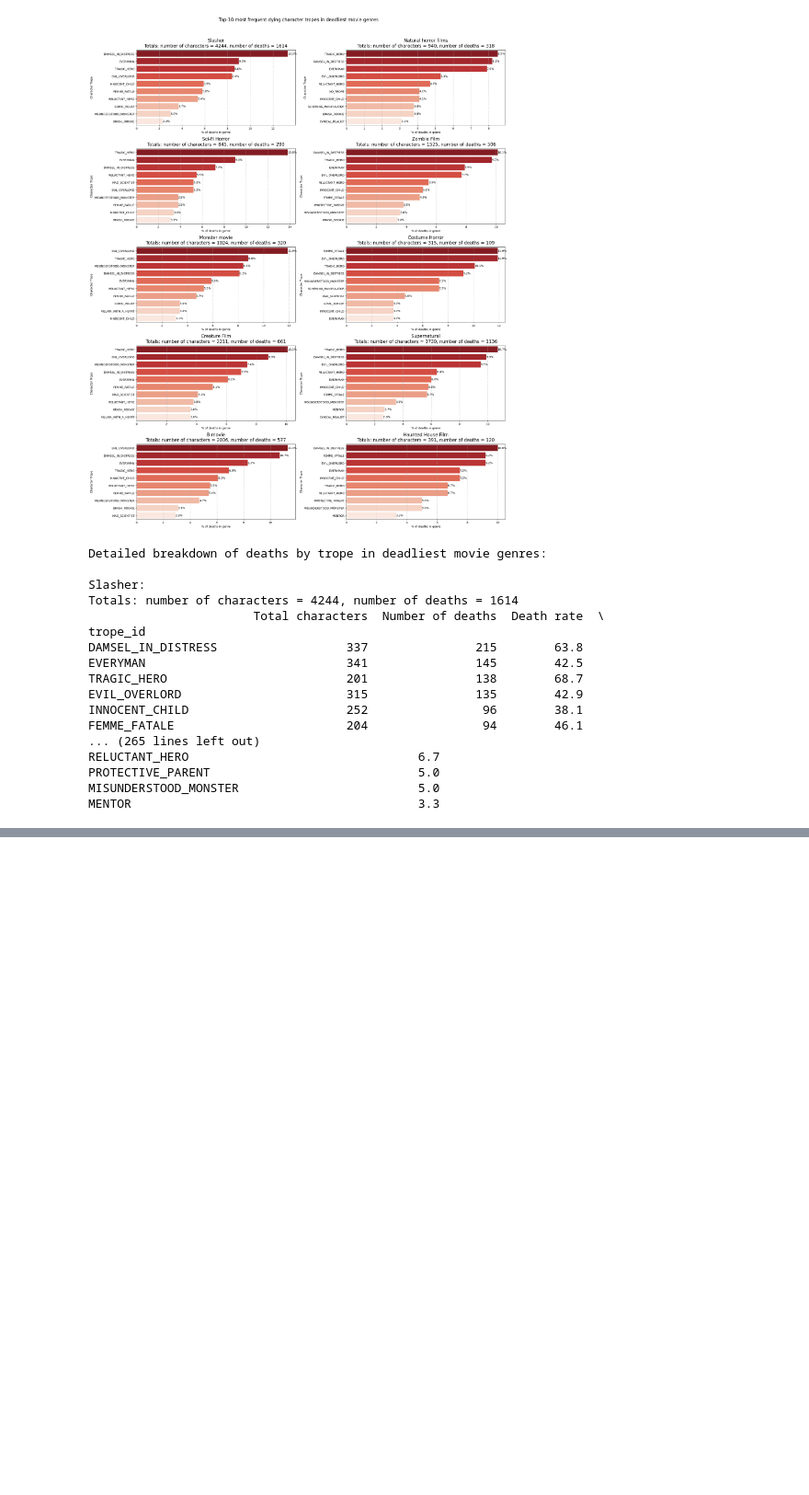
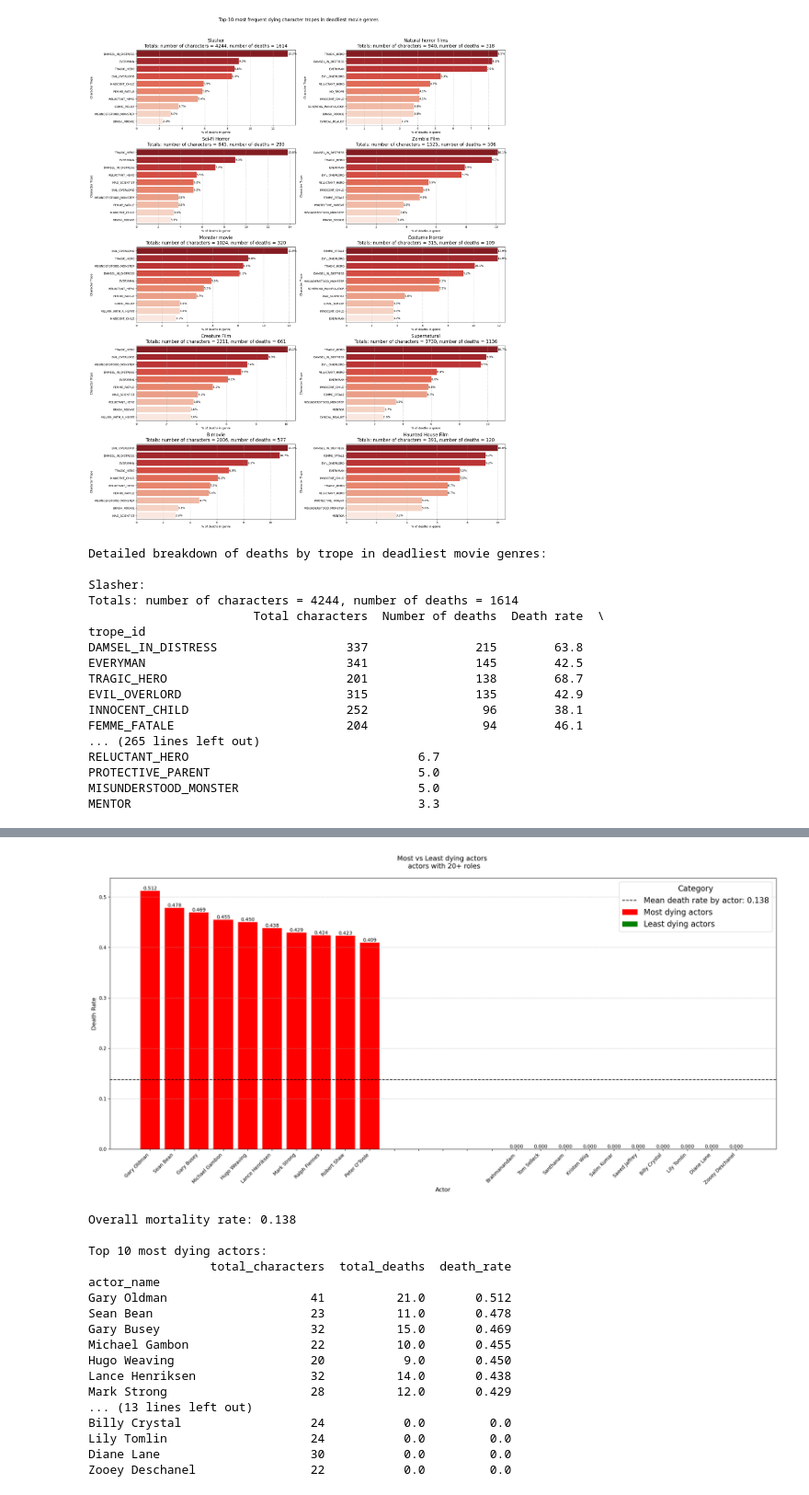
Before and after one commit to epfl-ada/ada-2024-project-nhsvd, a Jupyter notebook: notebooks/death_rate_analysis.ipynb, the cells around one changed output, grey strips where cells are left out. Shown at 92% size. Drawn from its saved outputs; the diff is of its cells as text; code cells hidden in the pictures; blank space fills up the shorter version.

Commit message:
added analysis of actors' death rates

```diff
--- a/notebooks/death_rate_analysis.ipynb
+++ b/notebooks/death_rate_analysis.ipynb
@@ -367,0 +371,4 @@ MENTOR                                        3.3
+# %%
+df_actors = df_characters.dropna(subset=['actor_name'])
+
+df_actors.head()
@@ -367,0 +382,69 @@ MENTOR                                        3.3
+# %%
+mortality_by_actor = df_actors.groupby('actor_name').agg({
+    'died': ['count', 'sum', 'mean']
+}).round(3)
+mortality_by_actor.columns = ['total_characters', 'total_deaths', 'death_rate']
+
+roles_threshold = 20
+significant_actor_mortality = mortality_by_actor[mortality_by_actor['total_characters'] >= roles_threshold]
+significant_actor_mortality = significant_actor_mortality.sort_values('death_rate', ascending=False)
+
+shown_number = 10
+top_ = significant_actor_mortality.head(shown_number).reset_index()
+bottom_ = significant_actor_mortality.tail(shown_number).reset_index()
+
+plt.figure(figsize=(20, 10))
+
+positions = np.concatenate([
+    np.arange(shown_number),
+    np.arange(shown_number + 5, 2 * shown_number + 5)
+])
+plt.bar(positions[:shown_number], top_['death_rate'], color='red', label='Most dying actors')
+plt.bar(positions[shown_number:], bottom_['death_rate'], color='green', label='Least dying actors')
+
+plt.title(f'Most vs Least dying actors \n actors with {roles_threshold}+ roles',
+          pad=20, fontsize=14)
+plt.xlabel('Actor', fontsize=12)
+plt.ylabel('Death Rate', fontsize=12)
+
+mean_death_rate = significant_actor_mortality['death_rate'].mean()
+plt.axhline(y=mean_death_rate, color='black', linestyle='--',
+            label=f'Mean death rate by actor: {mean_death_rate:.3f}')
+
+all_labels = list(top_['actor_name']) + [''] * 5 + list(bottom_['actor_name'])
+plt.xticks(np.arange(len(all_labels)), all_labels, rotation=45, ha='right')
+
+for i, v in enumerate(top_['death_rate']):
+    plt.text(positions[i], v, f'{v:.3f}', ha='center', va='bottom')
+for i, v in enumerate(bottom_['death_rate']):
+    plt.text(positions[i + shown_number], v, f'{v:.3f}', ha='center', va='bottom')
+
+plt.grid(axis='y', linestyle='--', alpha=0.7)
+plt.legend(title='Category', fontsize=16, title_fontsize=16)
+plt.tight_layout()
+plt.show()
+
+print(f'\nOverall mortality rate: {mean_death_rate:.3f}')
+print(f'\nTop {shown_number} most dying actors:')
+print(significant_actor_mortality.head(shown_number).to_string())
+print(f'\nTop {shown_number} least dying actors:')
+print(significant_actor_mortality.tail(shown_number).to_string())
+# %% [output]
+[figure, added]
+Overall mortality rate: 0.138
+
+Top 10 most dying actors:
+                 total_characters  total_deaths  death_rate
+actor_name
+Gary Oldman                    41          21.0       0.512
+Sean Bean                      23          11.0       0.478
+Gary Busey                     32          15.0       0.469
+Michael Gambon                 22          10.0       0.455
+Hugo Weaving                   20           9.0       0.450
+Lance Henriksen                32          14.0       0.438
+Mark Strong                    28          12.0       0.429
+... (13 lines left out)
+Billy Crystal                  24           0.0         0.0
+Lily Tomlin                    24           0.0         0.0
+Diane Lane                     30           0.0         0.0
+Zooey Deschanel                22           0.0         0.0
```
Also changed, not shown: parts of 4 cells of this notebook, 1 other file.
